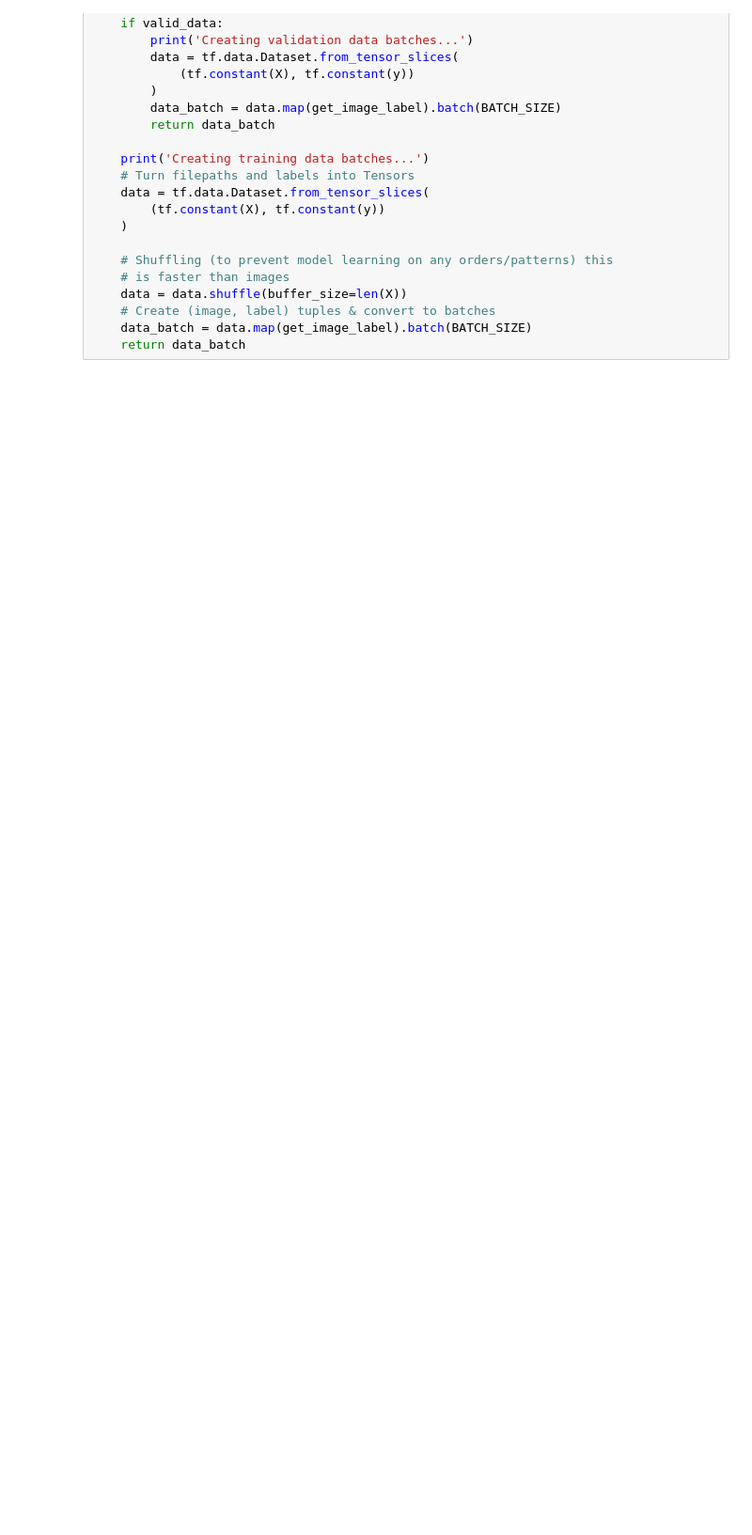
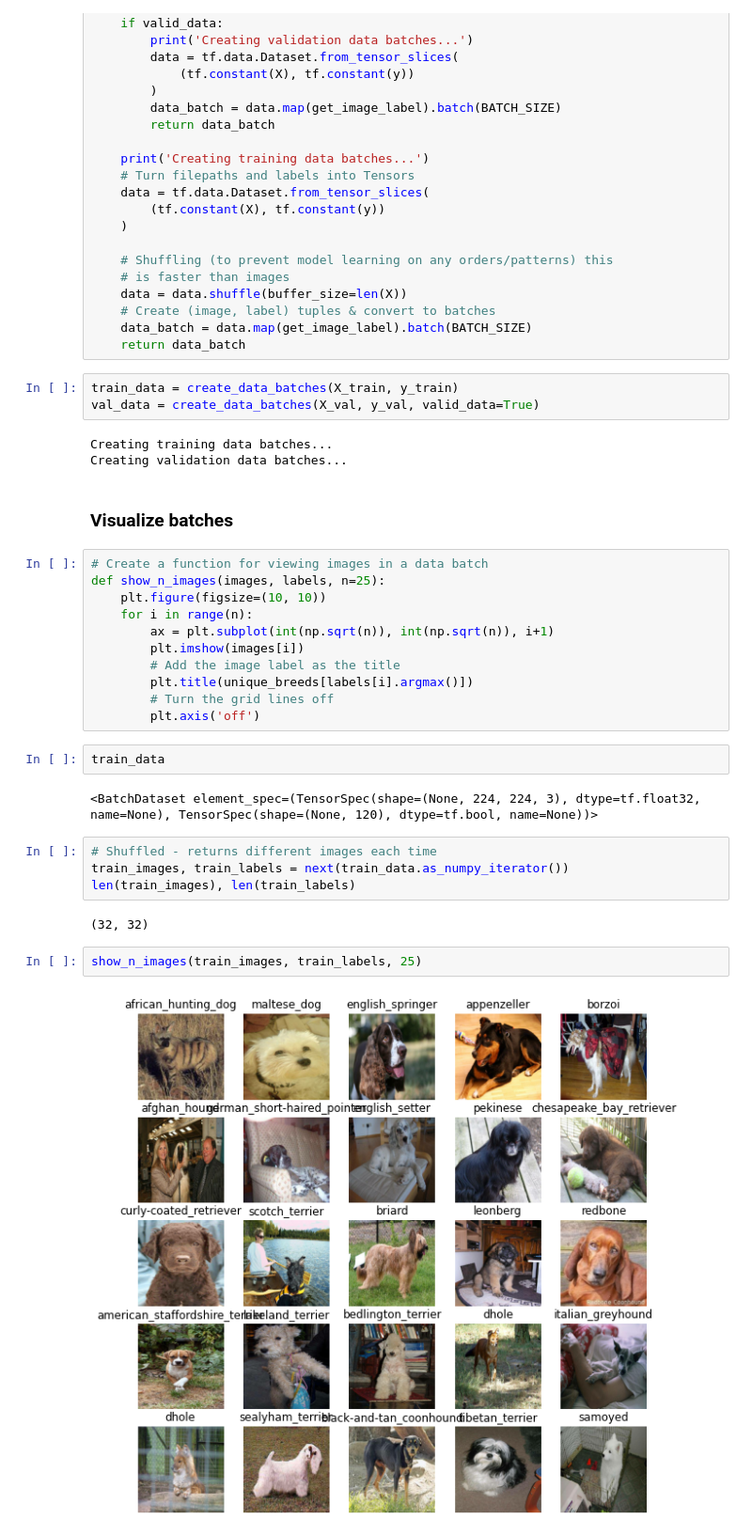
Before and after one commit to Ammar-Raneez/Dog_Vision, a Jupyter notebook: dog_vision.ipynb, the cells around one changed output. Shown at 94% size. Saved outputs shown, nothing was run; the diff lists cells and outputs as text; blank space fills up the shorter version.

Commit message:
Visualize data batches

```diff
--- a/dog_vision.ipynb
+++ b/dog_vision.ipynb
@@ -244,3 +244,36 @@ def create_data_batches(X, y=None, batch_size=BATCH_SIZE, valid_data=False, test
     # Create (image, label) tuples & convert to batches
     data_batch = data.map(get_image_label).batch(BATCH_SIZE)
     return data_batch
+# %%
+train_data = create_data_batches(X_train, y_train)
+val_data = create_data_batches(X_val, y_val, valid_data=True)
+# %% [output]
+Creating training data batches...
+Creating validation data batches...
+# %% [markdown]
+### Visualize batches
+# %%
+# Create a function for viewing images in a data batch
+def show_n_images(images, labels, n=25):
+    plt.figure(figsize=(10, 10))
+    for i in range(n):
+        ax = plt.subplot(int(np.sqrt(n)), int(np.sqrt(n)), i+1)
+        plt.imshow(images[i])
+        # Add the image label as the title
+        plt.title(unique_breeds[labels[i].argmax()])
+        # Turn the grid lines off
+        plt.axis('off')
+# %%
+train_data
+# %% [output]
+<BatchDataset element_spec=(TensorSpec(shape=(None, 224, 224, 3), dtype=tf.float32, name=None), TensorSpec(shape=(None, 120), dtype=tf.bool, name=None))>
+# %%
+# Shuffled - returns different images each time
+train_images, train_labels = next(train_data.as_numpy_iterator())
+len(train_images), len(train_labels)
+# %% [output]
+(32, 32)
+# %%
+show_n_images(train_images, train_labels, 25)
+# %% [output]
+[figure, added]
```
Also changed, not shown: parts of 2 cells of this notebook.
